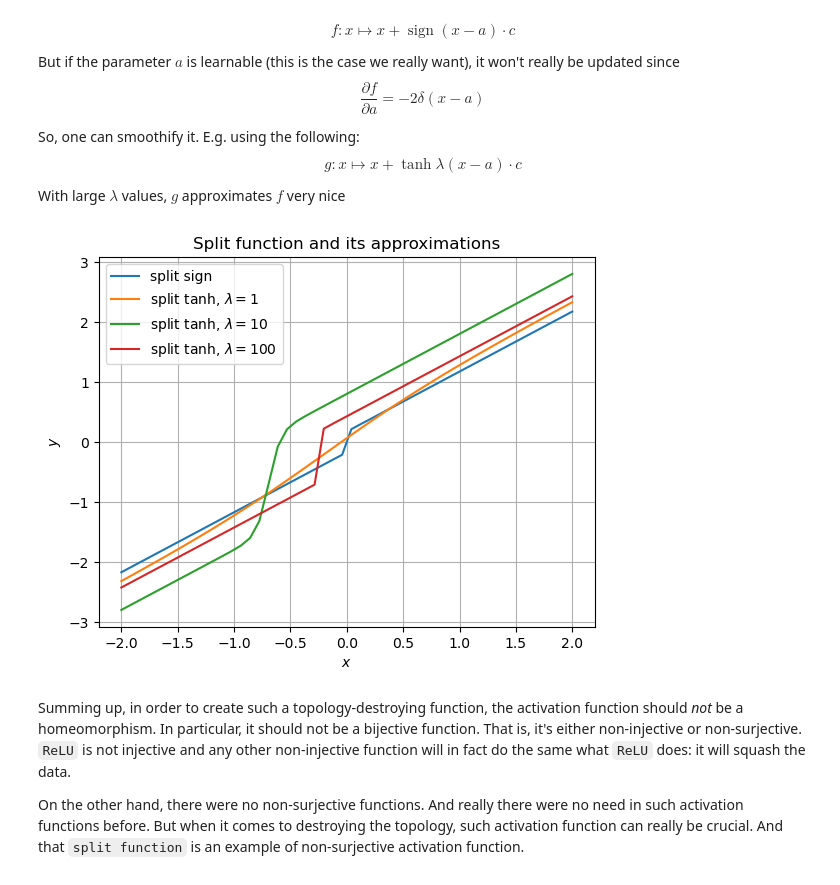
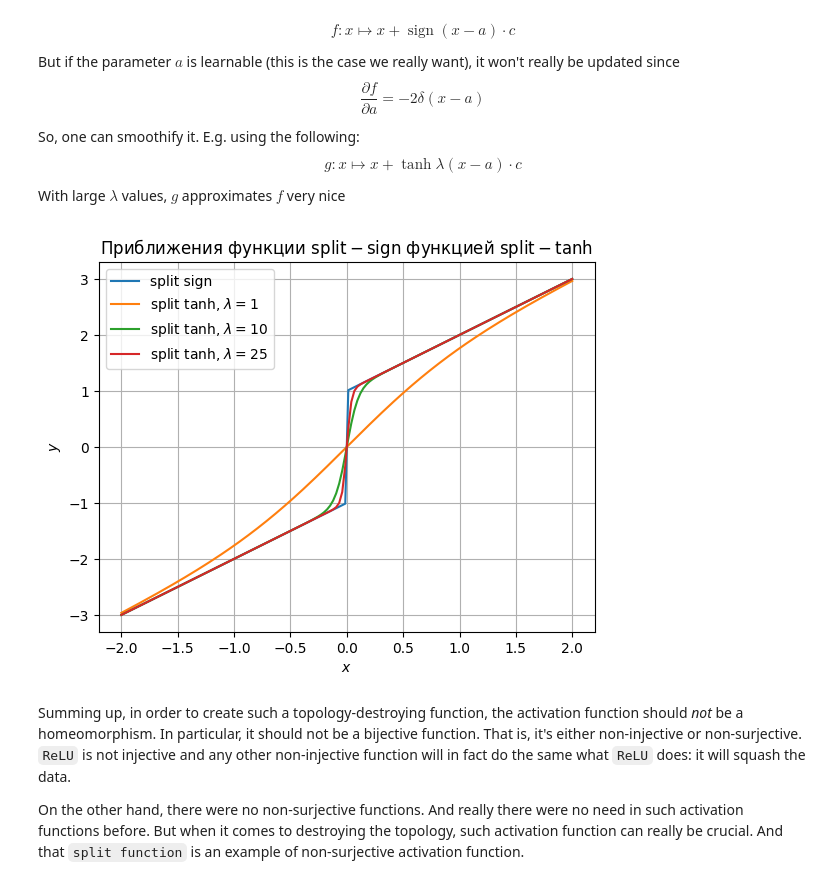
Before and after one commit to Snopoff/Masters-Thesis, a Jupyter notebook: notebooks/activations.ipynb, the cells around one changed output. Cells and saved outputs as stored; diff of their text form; code cells hidden in the pictures.

```diff
--- a/notebooks/activations.ipynb
+++ b/notebooks/activations.ipynb
@@ -48,20 +49,50 @@ But if the parameter $a$ is learnable (this is the case we really want), it won'
 So, one can smoothify it. E.g. using the following: $$ g: x\mapsto x + \operatorname{tanh}{\lambda(x - a)} \cdot c $$
 
 With large $\lambda$ values, $g$ approximates $f$ very nice
+# %%
+class split_tanh(nn.Module):
+    """
+    An activation function that smoothes the initial activation function and is of form
+    x \mapsto x + c * tanh(\lamb * (x - a))
+    """
+
+    def __init__(self, lamb=10.0, c=None, a=None):
+        super(split_tanh, self).__init__()
+        self.c = torch.nn.parameter.Parameter(torch.rand(1)) if c is None else torch.nn.parameter.Parameter(torch.Tensor([c]))
+        self.a = torch.nn.parameter.Parameter(torch.randn(1)) if a is None else torch.nn.parameter.Parameter(torch.Tensor([a]))
+        self.lamb = torch.nn.parameter.Parameter(torch.Tensor([lamb]))
+
+    def forward(self, x):
+        return x + self.c * torch.tanh(self.lamb * (x - self.a))
+
+class split_sign(nn.Module):
+    """
+    An activation function that splits the data in the naive way
+    x \mapsto x + c * sign(x)
+    """
+
+    def __init__(self, c=None):
+        super(split_sign, self).__init__()
+        self.c = torch.nn.parameter.Parameter(torch.rand(1)) if c is None else torch.nn.parameter.Parameter(torch.Tensor([c]))
+        self.c.requiresGrad = True
+
+    def forward(self, x):
+        return x + self.c * torch.sign(x)
 # %%
-x = torch.linspace(-2.,2.,50)
-plt.plot(x, split_sign()(x).detach().numpy(), label='split sign')
-plt.plot(x, split_tanh(lamb=1.)(x).detach().numpy(), label='split tanh, $\lambda=1$')
-plt.plot(x, split_tanh(lamb=10.)(x).detach().numpy(), label='split tanh, $\lambda=10$')
-plt.plot(x, split_tanh(lamb=100.)(x).detach().numpy(), label='split tanh, $\lambda=100$')
+x = torch.linspace(-2.,2.,150)
+plt.plot(x, split_sign(c=1)(x).detach().numpy(), label='split sign')
+plt.plot(x, split_tanh(lamb=1., c=1, a=0)(x).detach().numpy(), label='split tanh, $\lambda=1$')
+plt.plot(x, split_tanh(lamb=10., c=1, a=0)(x).detach().numpy(), label='split tanh, $\lambda=10$')
+plt.plot(x, split_tanh(lamb=25., c=1, a=0)(x).detach().numpy(), label='split tanh, $\lambda=25$')
 plt.grid(True, which='both')
 plt.legend(loc='best')
 plt.xlabel('$x$')
 plt.ylabel('$y$')
-plt.title('Split function and its approximations')
+plt.title('Приближения функции $\mathrm{split-sign}$ функцией $\mathrm{split-tanh}$')
+plt.savefig('approximations.png')
 plt.show()
 # %% [output]
-[figure, old version]
+[figure, new version]
 # %% [markdown]
 Summing up, in order to create such a topology-destroying function, the activation function should _not_ be a homeomorphism. In particular, it should not be a bijective function. That is, it's either non-injective or non-surjective. `ReLU` is not injective and any other non-injective function will in fact do the same what `ReLU` does: it will squash the data.
 
```
Also changed, not shown: parts of 5 cells of this notebook, 6 other files.
